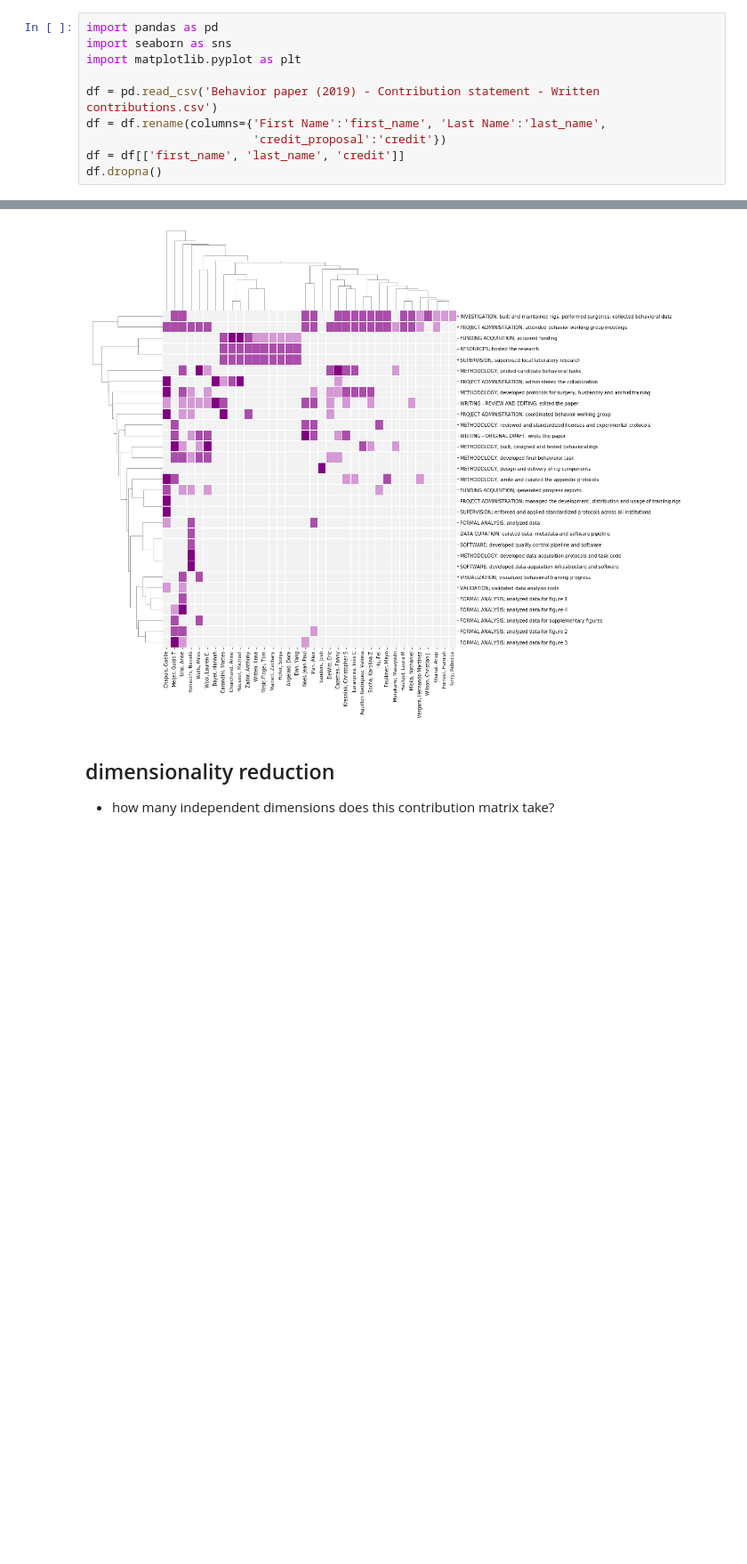
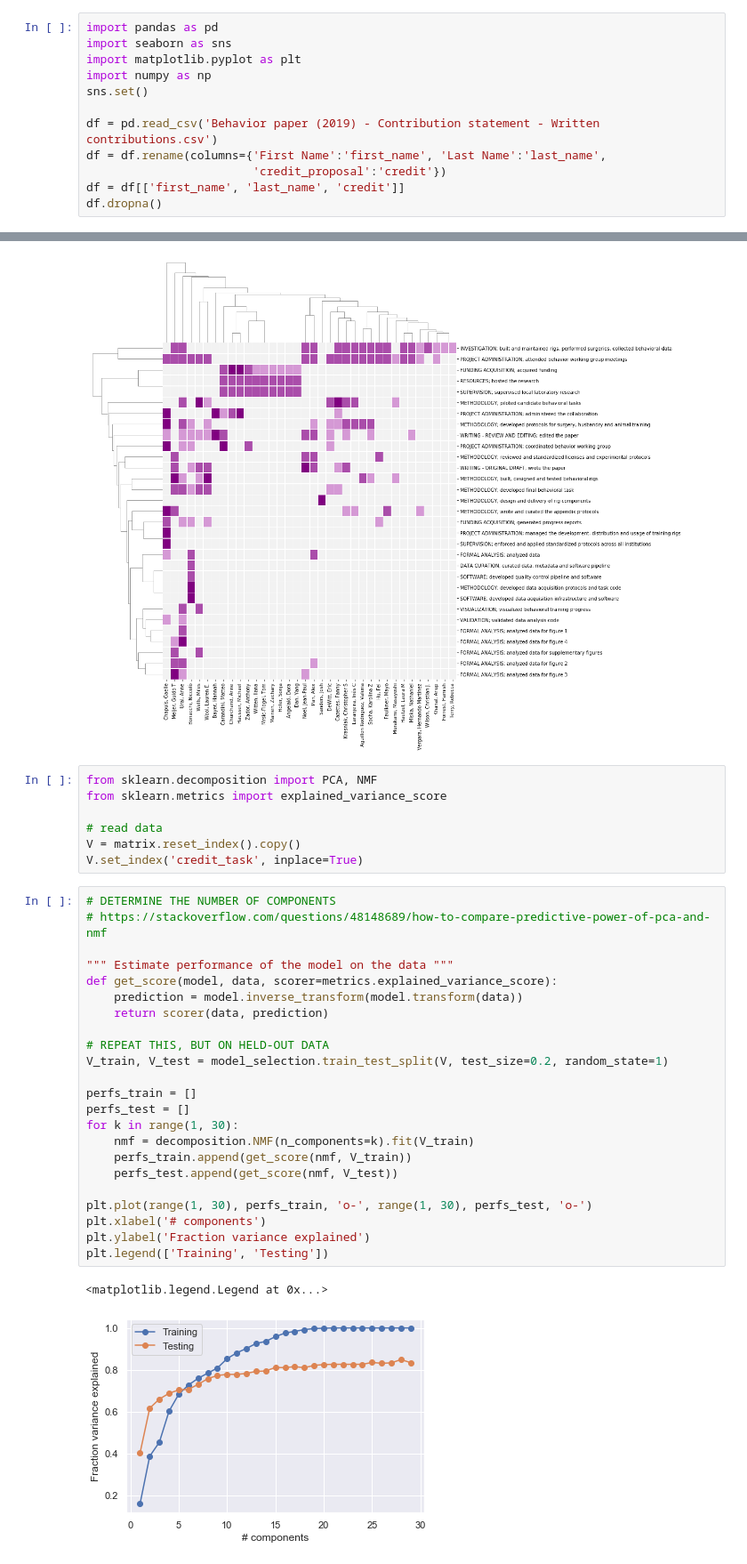
Before and after one commit to int-brain-lab/paper-behavior, a Jupyter notebook: authorship/Authorship and contribution for IBL behavior paper.ipynb, the cells around one changed output, grey strips where cells are left out. Shown: that part at 89% size. Cells and saved outputs as stored; diff of their text form; blank space fills up the shorter version.

Commit message:
added dimensionality reduction using NMF to contribution statement

```diff
--- a/authorship/Authorship and contribution for IBL behavior paper.ipynb
+++ b/authorship/Authorship and contribution for IBL behavior paper.ipynb
@@ -70,6 +70,8 @@ While working on a revision of the paper in April 2020, I wanted to put our now-
 import pandas as pd
 import seaborn as sns
 import matplotlib.pyplot as plt
+import numpy as np
+sns.set()
 
 df = pd.read_csv('Behavior paper (2019) - Contribution statement - Written contributions.csv')
 df = df.rename(columns={'First Name':'first_name', 'Last Name':'last_name',
@@ -170,6 +175,36 @@ plt.ylabel('')
 plt.savefig('clustered_contributions.png')
 # %% [output]
 [figure]
-# %% [markdown]
-## dimensionality reduction
-* how many independent dimensions does this contribution matrix take?
+# %%
+from sklearn.decomposition import PCA, NMF
+from sklearn.metrics import explained_variance_score
+
+# read data
+V = matrix.reset_index().copy()
+V.set_index('credit_task', inplace=True)
+# %%
+# DETERMINE THE NUMBER OF COMPONENTS
+# https://stackoverflow.com/questions/48148689/how-to-compare-predictive-power-of-pca-and-nmf
+
+""" Estimate performance of the model on the data """
+def get_score(model, data, scorer=metrics.explained_variance_score):
+    prediction = model.inverse_transform(model.transform(data))
+    return scorer(data, prediction)
+
+# REPEAT THIS, BUT ON HELD-OUT DATA
+V_train, V_test = model_selection.train_test_split(V, test_size=0.2, random_state=1)
+
+perfs_train = []
+perfs_test = []
+for k in range(1, 30):
+    nmf = decomposition.NMF(n_components=k).fit(V_train)
+    perfs_train.append(get_score(nmf, V_train))
+    perfs_test.append(get_score(nmf, V_test))
+
+plt.plot(range(1, 30), perfs_train, 'o-', range(1, 30), perfs_test, 'o-')
+plt.xlabel('# components')
+plt.ylabel('Fraction variance explained')
+plt.legend(['Training', 'Testing'])
+# %% [output]
+<matplotlib.legend.Legend at 0x...>
+[figure, added]
```
Also changed, not shown: parts of 7 cells of this notebook, 1 other file.
